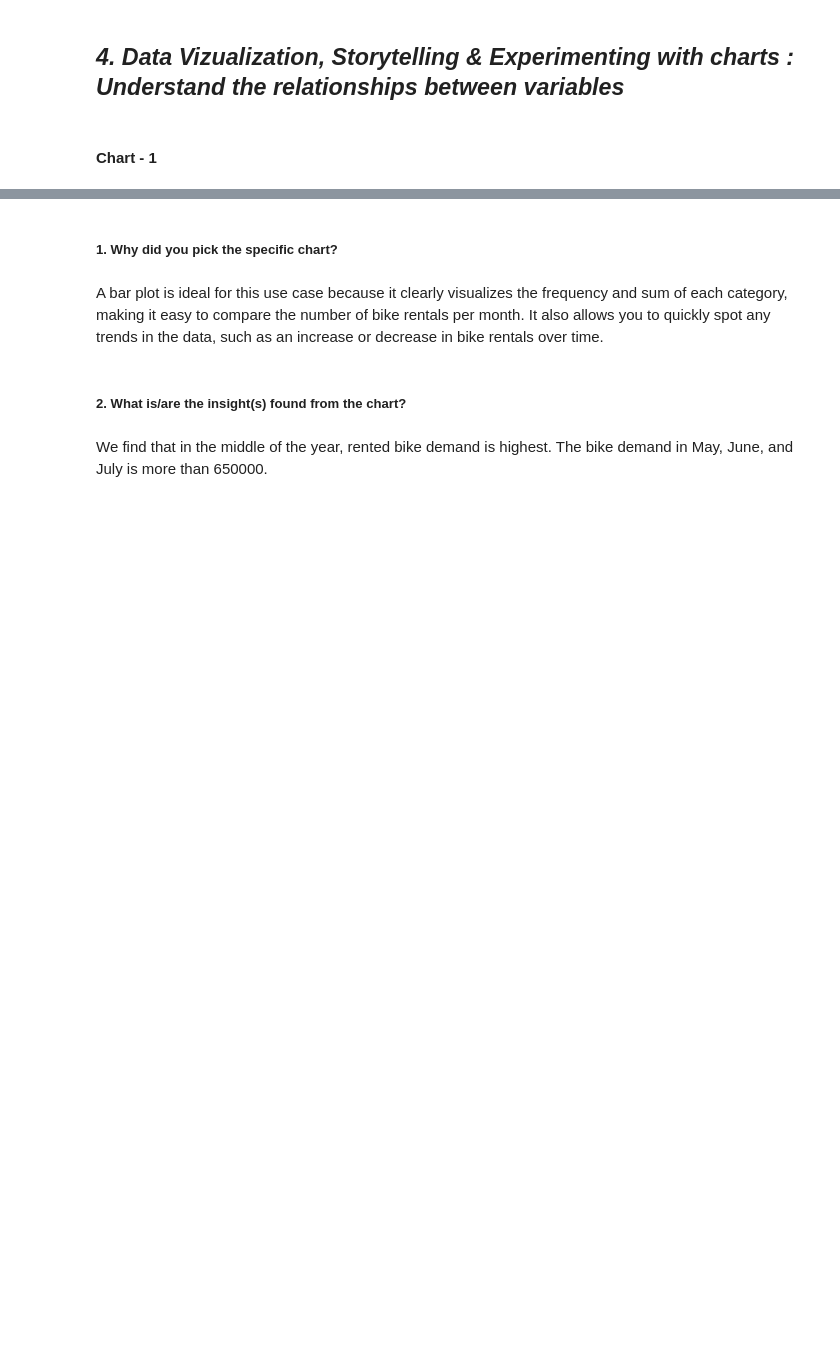
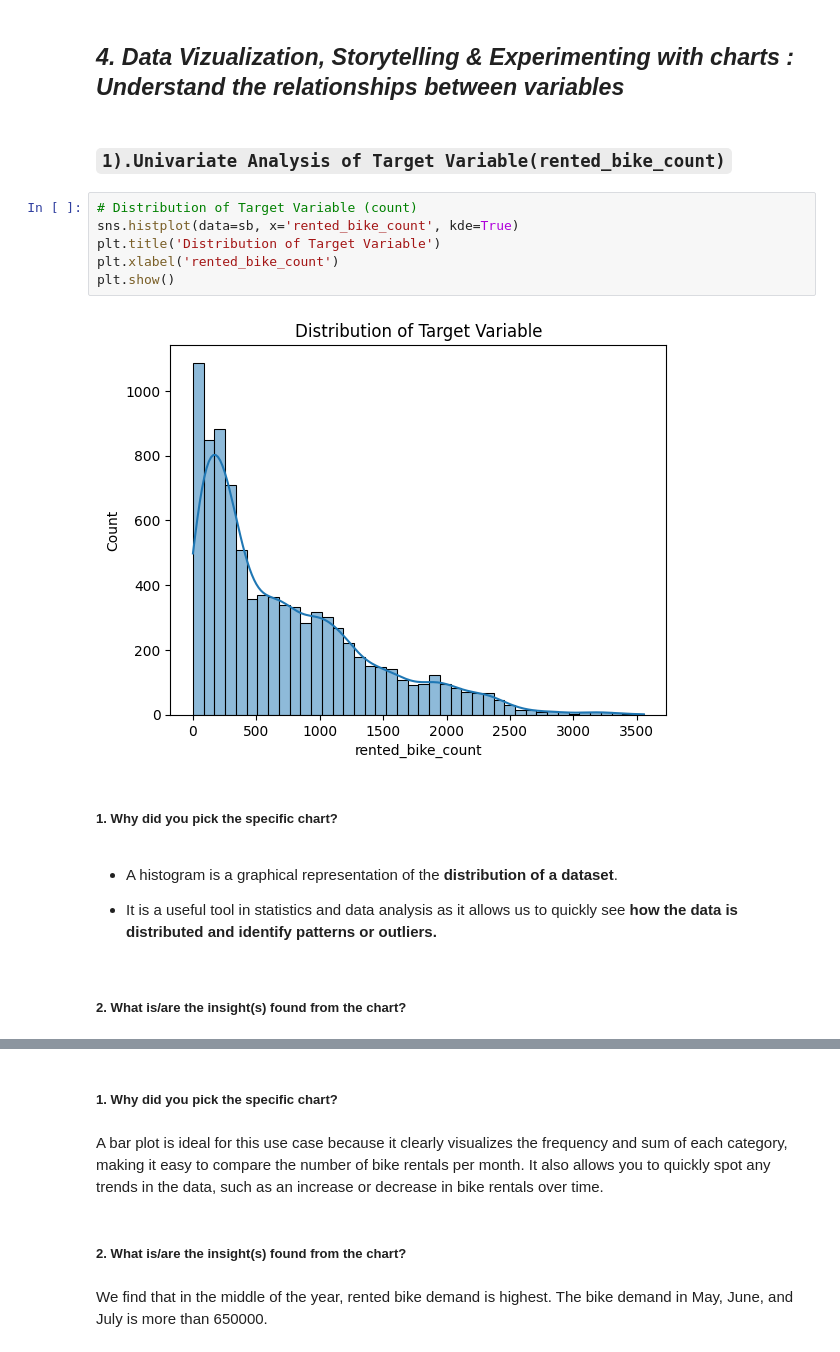
Before and after one commit to Vijaysiraw/ML_Regression_Bike_Sharing_Demand_Prediction, a Jupyter notebook: ML_Regression_Bike_Sharing_Demand_Prediction.ipynb, the cells around one changed output, grey strips where cells are left out. Cells and saved outputs as stored; diff of their text form; blank space fills up the shorter version.

```diff
--- a/ML_Regression_Bike_Sharing_Demand_Prediction.ipynb
+++ b/ML_Regression_Bike_Sharing_Demand_Prediction.ipynb
@@ -344,4 +385,20 @@ Finally, we have 8760 rows and 16 columns of data that can be used to analyze an
 # %% [markdown]
 ## ***4. Data Vizualization, Storytelling & Experimenting with charts : Understand the relationships between variables***
-# %% [markdown]
-#### Chart - 1
+# %% [markdown]
+### **`1).Univariate Analysis of Target Variable(rented_bike_count)`**
+# %%
+# Distribution of Target Variable (count)
+sns.histplot(data=sb, x='rented_bike_count', kde=True)
+plt.title('Distribution of Target Variable')
+plt.xlabel('rented_bike_count')
+plt.show()
+# %% [output]
+[figure, added]
+# %% [markdown]
+##### 1. Why did you pick the specific chart?
+# %% [markdown]
+* A histogram is a graphical representation of the **distribution of a dataset**.
+
+* It is a useful tool in statistics and data analysis as it allows us to quickly see **how the data is distributed and identify patterns or outliers.**
+# %% [markdown]
+##### 2. What is/are the insight(s) found from the chart?
```
Also changed, not shown: parts of 148 cells of this notebook.
